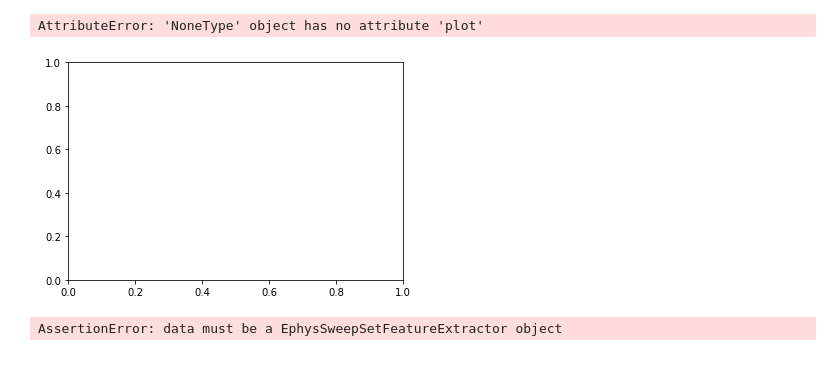
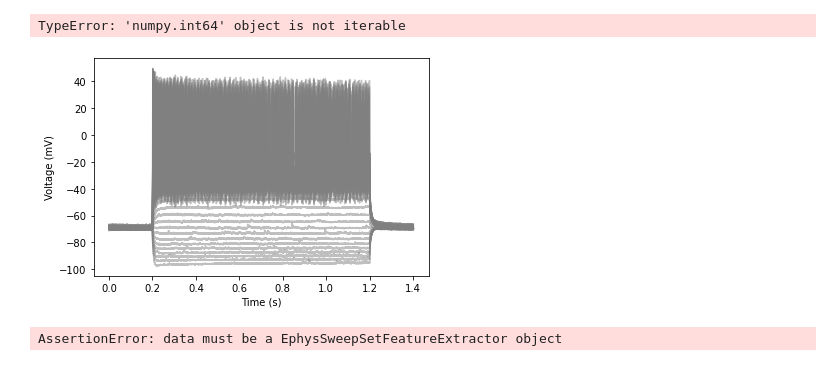
Before and after one commit to berenslab/ephyspy, a Jupyter notebook: dev.ipynb, the cells around one changed output. Drawn from its saved outputs; the diff is of its cells as text; code cells hidden in the pictures.

Commit message:
wip: sweepset plotting

```diff
--- a/dev.ipynb
+++ b/dev.ipynb
@@ -575,13 +578,13 @@ test_sweepset = EphysSweepSet(
 )
 
 test_sweepset.add_features(available_spike_features())
-# test_sweepset.add_features(available_sweepset_features())
+test_sweepset.add_features(available_sweepset_features())
 # test_sweepset.get_features()
 # %%
-Num_AP(test_sweepset[20]).plot(show_stimulus=True, show_sweep=True)
+SweepsetFt(Sweepset_AP, AP_thresh)(test_sweepset).plot(show_sweep=True)
 # %% [output]
-AttributeError: 'NoneType' object has no attribute 'plot'
+TypeError: 'numpy.int64' object is not iterable
-[figure, old version]
+[figure, new version]
 # %%
 # dcts = []
 # for i in tqdm(range(250)):
```
Also changed, not shown: parts of 1 cell of this notebook, 2 other files.
